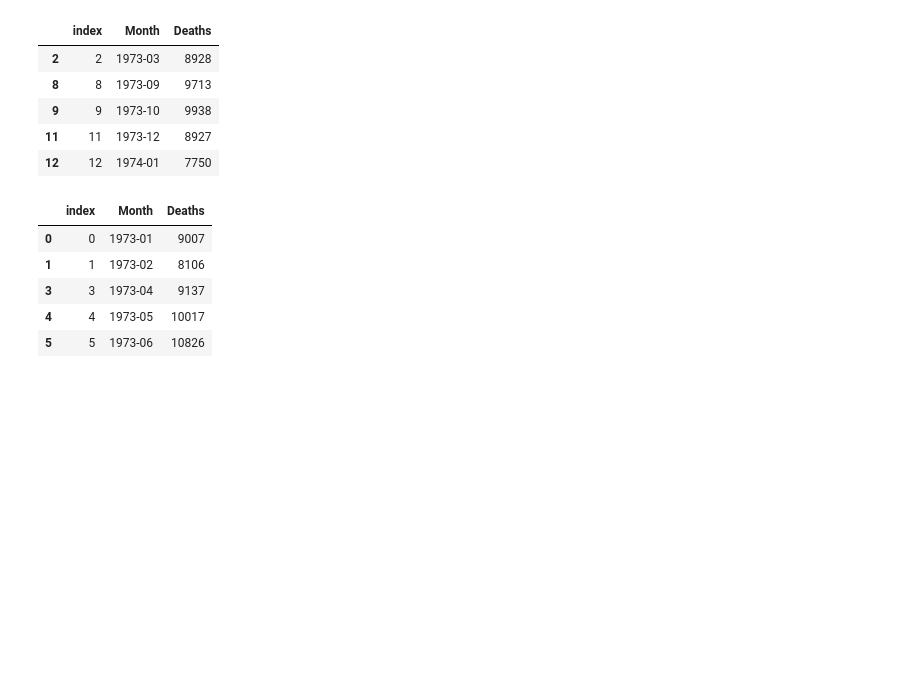
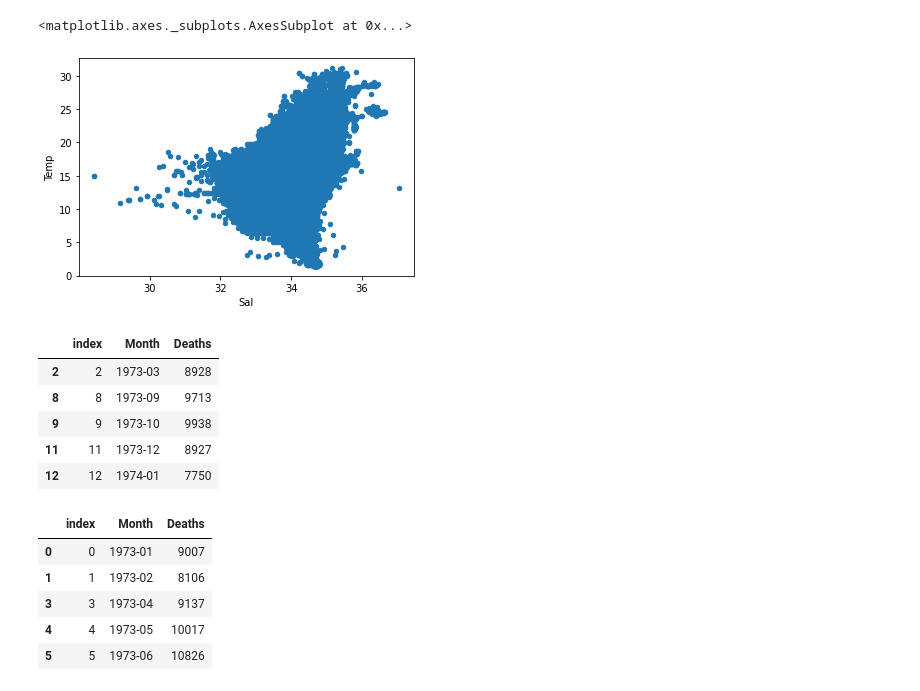
Before and after one commit to matheusvanzan/ime-machine-learning, a Jupyter notebook: linear_regression.ipynb, the cells around one changed output. Drawn from its saved outputs; the diff is of its cells as text; code cells hidden in the pictures; blank space fills up the shorter version.

```diff
--- a/linear_regression.ipynb
+++ b/linear_regression.ipynb
@@ -29,3 +38,8 @@ data.head()
+# %%
+data.plot.scatter(x='Sal', y='Temp')
+# %% [output]
+<matplotlib.axes._subplots.AxesSubplot at 0x...>
+[figure, added]
 # %%
 test = data.sample(frac=0.3, axis=0)
 train = data.drop(index=test.index)
```
Also changed, not shown: parts of 4 cells of this notebook.
